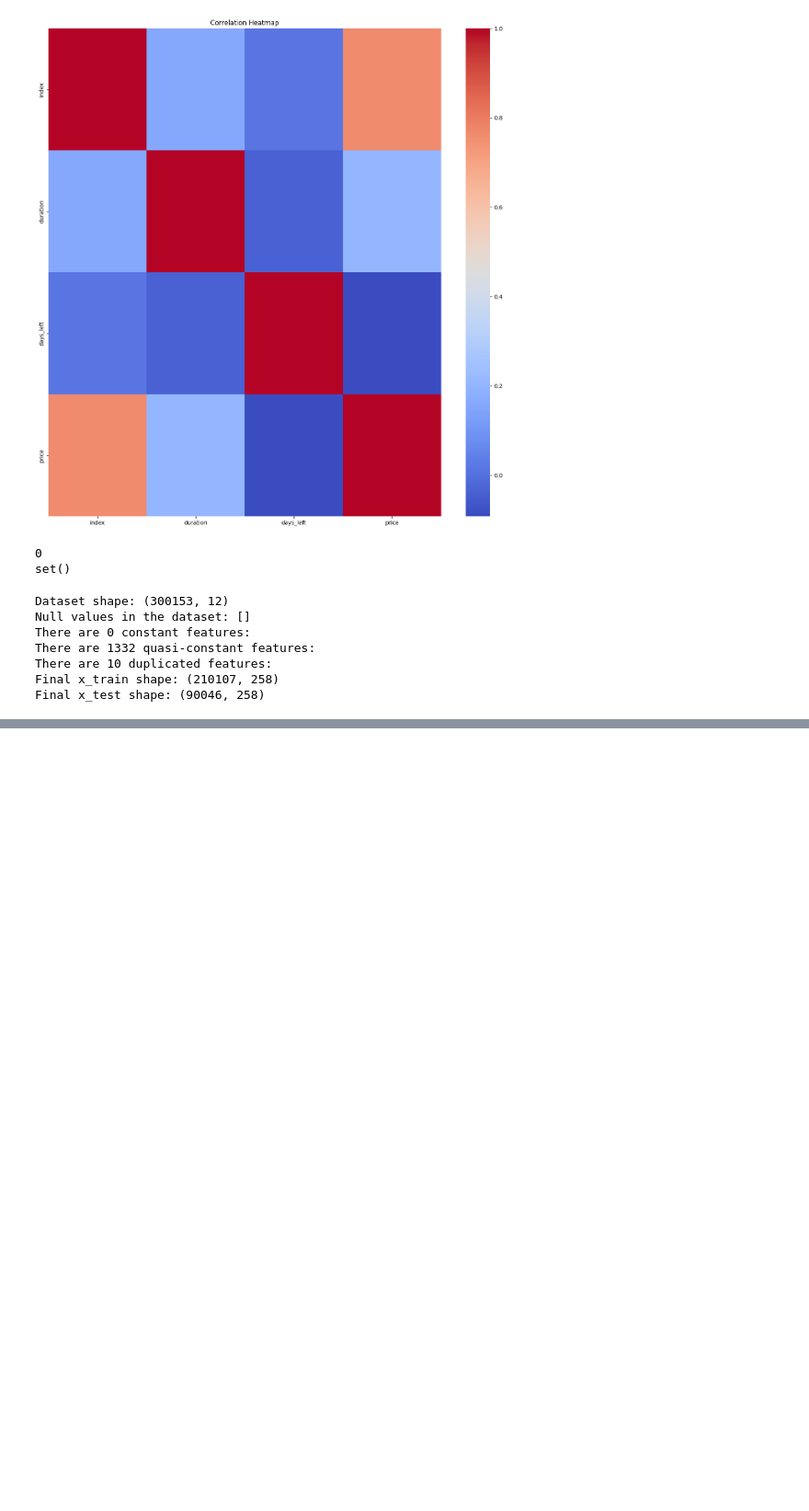
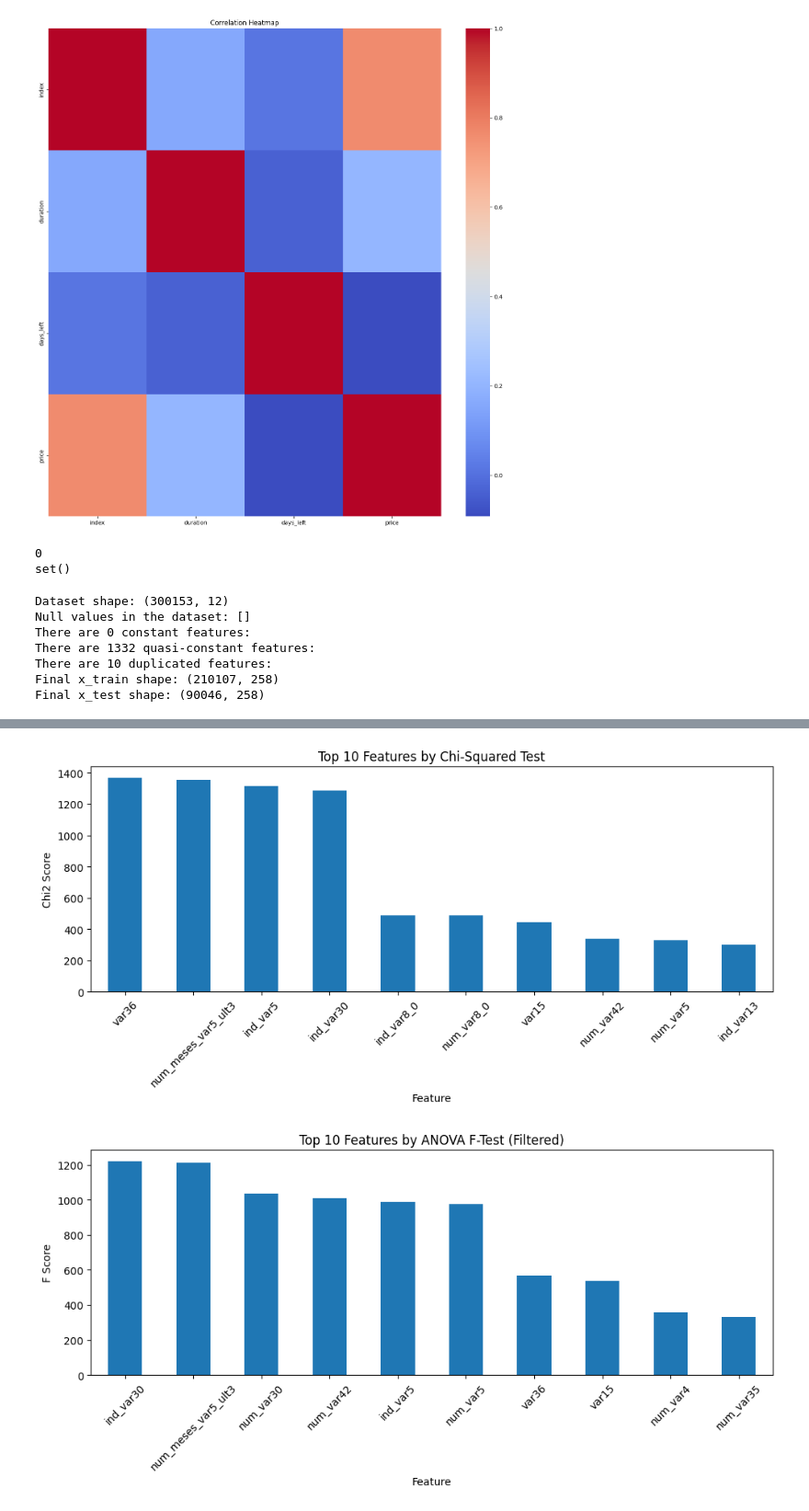
Before and after one commit to ramakrishnabhavana/Bhavana-sML, a Jupyter notebook: ML_Lab.ipynb, the cells around one changed output, grey strips where cells are left out. Shown at 92% size. Cells and saved outputs as stored; diff of their text form; code cells hidden in the pictures; blank space fills up the shorter version.

```diff
--- a/ML_Lab.ipynb
+++ b/ML_Lab.ipynb
@@ -546,0 +648,76 @@ Final x_test shape: (90046, 258)
+# %%
+from sklearn.feature_selection import chi2, f_classif, SelectKBest
+from sklearn.preprocessing import MinMaxScaler, KBinsDiscretizer
+import matplotlib.pyplot as plt
+import pandas as pd
+from sklearn.model_selection import train_test_split
+import numpy as np
+from sklearn.feature_selection import VarianceThreshold
+
+selector = VarianceThreshold(threshold=0.0)
+X_var = selector.fit_transform(x_train)
+
+df = pd.read_csv('/content/drive/MyDrive/Machine Learning /ML LAB /Datasets/Santander Customer Satisfaction_train.csv')
+
+df['var3'] = df['var3'].replace(-999999, np.nan)
+df['var3'].fillna(df['var3'].mode()[0], inplace=True)
+
+if 'ID' in df.columns:
+    df.drop('ID', axis=1, inplace=True)
+
+
+
+X = df.drop('TARGET', axis=1)
+y = df['TARGET']
+
+x_train, x_test, y_train, y_test = train_test_split(X, y, test_size=0.3, random_state=0)
+scaler = MinMaxScaler()
+X_scaled = scaler.fit_transform(x_train)
+kbins = KBinsDiscretizer(n_bins=5, encode='ordinal', strategy='uniform')
+X_binned = kbins.fit_transform(X_scaled)
+X_binned[~np.isfinite(X_binned)] = 0
+
+
+chi2_selector = SelectKBest(score_func=chi2, k='all')
+
+if (X_binned < 0).any():
+    print("Warning: Binned data contains negative values, which is not suitable for chi2 test.")
+
+
+chi2_selector.fit(X_binned, y_train)
+chi2_scores = pd.Series(chi2_selector.scores_, index=x_train.columns).sort_values(ascending=False)
+
+
+from sklearn.feature_selection import VarianceThreshold
+selector = VarianceThreshold(threshold=0)
+X_train_filtered = selector.fit_transform(x_train)
+
+filtered_features = x_train.columns[selector.get_support()]
+
+
+anova_selector = SelectKBest(score_func=f_classif, k='all')
+
+anova_selector.fit(X_train_filtered, y_train)
+
+
+anova_scores_filtered = pd.Series(anova_selector.scores_, index=filtered_features).sort_values(ascending=False)
+
+
+plt.figure(figsize=(10, 5))
+chi2_scores.head(10).plot(kind='bar')
+plt.title('Top 10 Features by Chi-Squared Test')
+plt.ylabel('Chi2 Score')
+plt.xlabel('Feature')
+plt.xticks(rotation=45)
+plt.tight_layout()
+plt.show()
+
+plt.figure(figsize=(10, 5))
+anova_scores_filtered.head(10).plot(kind='bar')
+plt.title('Top 10 Features by ANOVA F-Test (Filtered)')
+plt.ylabel('F Score')
+plt.xlabel('Feature')
+plt.xticks(rotation=45)
+plt.tight_layout()
+plt.show()
+# %% [output]
@@ -546,0 +730,2 @@ Final x_test shape: (90046, 258)
+[figure, added]
+[figure, added]
```
Also changed, not shown: parts of 16 cells of this notebook.
